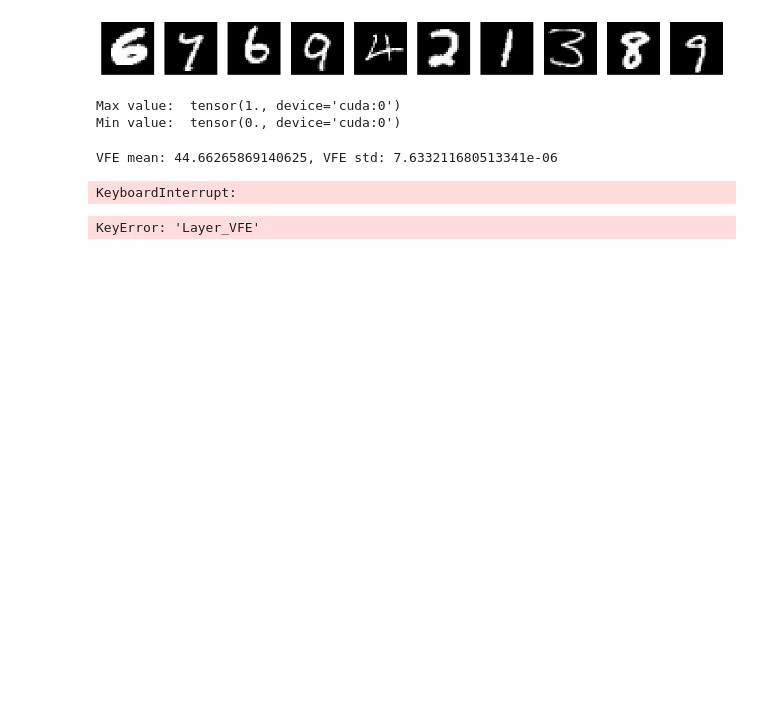
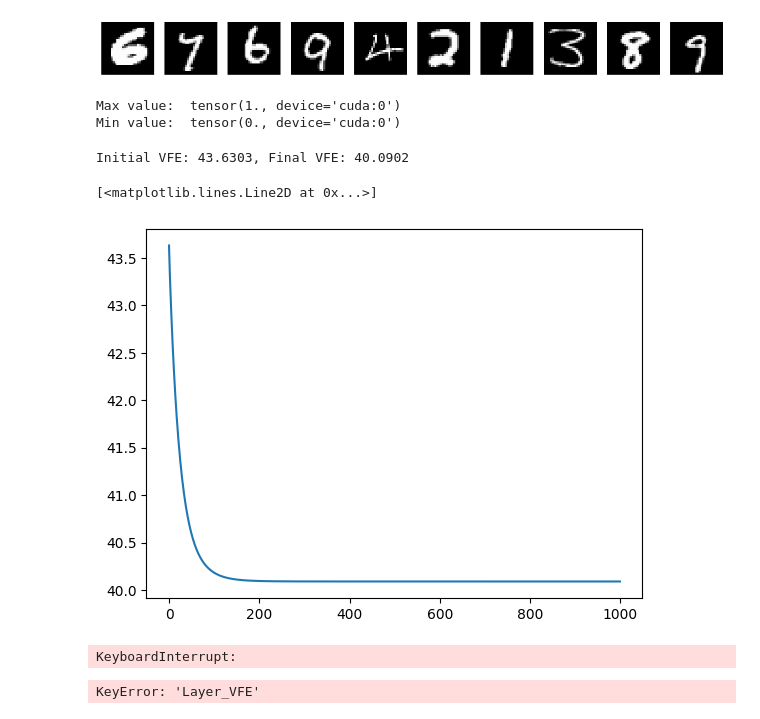
Before and after one commit to joeagriffith/pclib, a Jupyter notebook: examples/mnist/fc_iPC/unsupervised.ipynb, the cells around one changed output. Saved outputs shown, nothing was run; the diff lists cells and outputs as text; code cells hidden in the pictures; blank space fills up the shorter version.

```diff
--- a/examples/mnist/fc_iPC/unsupervised.ipynb
+++ b/examples/mnist/fc_iPC/unsupervised.ipynb
@@ -68,63 +68,37 @@ all_stats = {}
 # %%
 # torch.manual_seed(42)
 model = FCPCN(
     # sizes=[INPUT_SHAPE, 1024, 512, 512],
     # precisions=[-9999, 4.0, 2.0, 7.0],
     sizes=[INPUT_SHAPE, 128],
     precisions=[1.0, 1.0],
-    bias=True,
+    bias=False,
     symmetric=True,
     actv_fn=F.relu,
     steps=250,
-    gamma=0.001,
+    gamma=0.01,
     x_decay=0.0,
     dropout=0.0,
+    momentum=0.0,
     has_top=False,
 ).to(device)
 
 x = train_dataset.transformed_images.flatten(1)
 gamma = torch.ones(x.shape[0], device=device) * model.gamma
 state = model.init_state(x)
 
-
-# Update Es
-for i, layer in enumerate(model.layers):
-    # Dont update e if >= learn_layer, unless top layer
-    if i < len(model.layers) - 1:
-        pred = model.layers[i+1].predict(state[i+1])
-    else:
-        continue
-    layer.update_e(state[i], pred)
-
 vfes = []
 for _ in range(1000):
-    state = model.init_state(x)
-    # Update Es
-    for i, layer in enumerate(model.layers):
-        # Dont update e if >= learn_layer, unless top layer
-        if i < len(model.layers) - 1:
-            pred = model.layers[i+1].predict(state[i+1])
-        else:
-            continue
-        layer.update_e(state[i], pred)
+    model.step(state, pin_obs=True)
+    with torch.no_grad():
+        vfes.append(model.vfe(state).item())
 
-    vfes.append(model.vfe(state).item())
-
-
-# print mean std statistics of initial VFEs
-print(f'VFE mean: {torch.tensor(vfes).mean().item()}, VFE std: {torch.tensor(vfes).std().item()}')
-
-
-# vfes = []
-# for _ in range(100):
-#     model.step(state, pin_obs=True)
-#     with torch.no_grad():
-#         vfes.append(model.vfe(state).item())
-
-# print(f'Initial VFE: {vfes[0]:.4f}, Final VFE: {vfes[-1]:.4f}')
-# plt.plot(vfes)
+print(f'Initial VFE: {vfes[0]:.4f}, Final VFE: {vfes[-1]:.4f}')
+plt.plot(vfes)
 # %% [output]
-VFE mean: 44.66265869140625, VFE std: 7.633211680513341e-06
+Initial VFE: 43.6303, Final VFE: 40.0902
+[<matplotlib.lines.Line2D at 0x...>]
+[figure, added]
 # %%
 model = FCPCN(
     # sizes=[INPUT_SHAPE, 1024, 512, 512],
```
Also changed, not shown: parts of 2 cells of this notebook, 3 other files.
